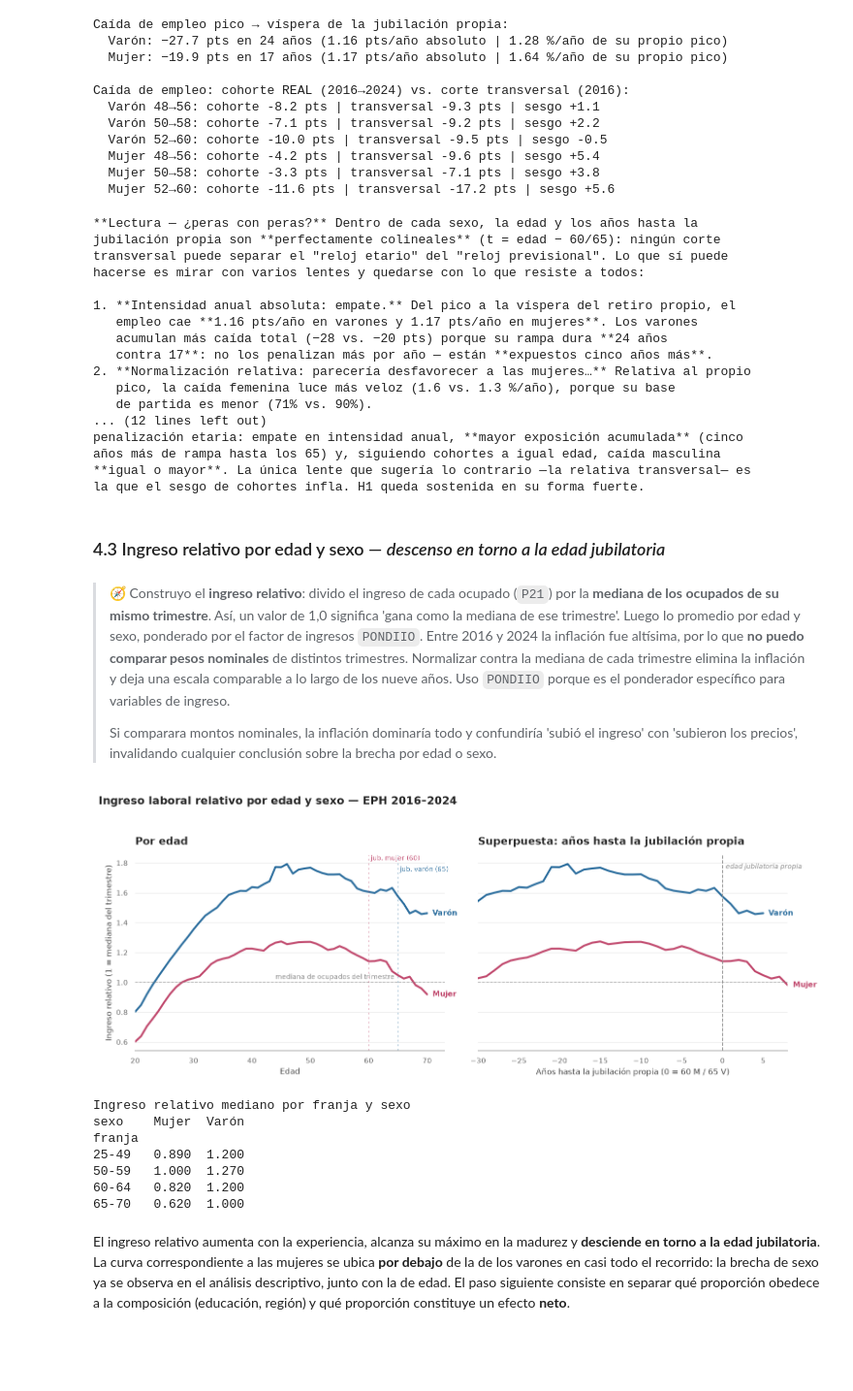
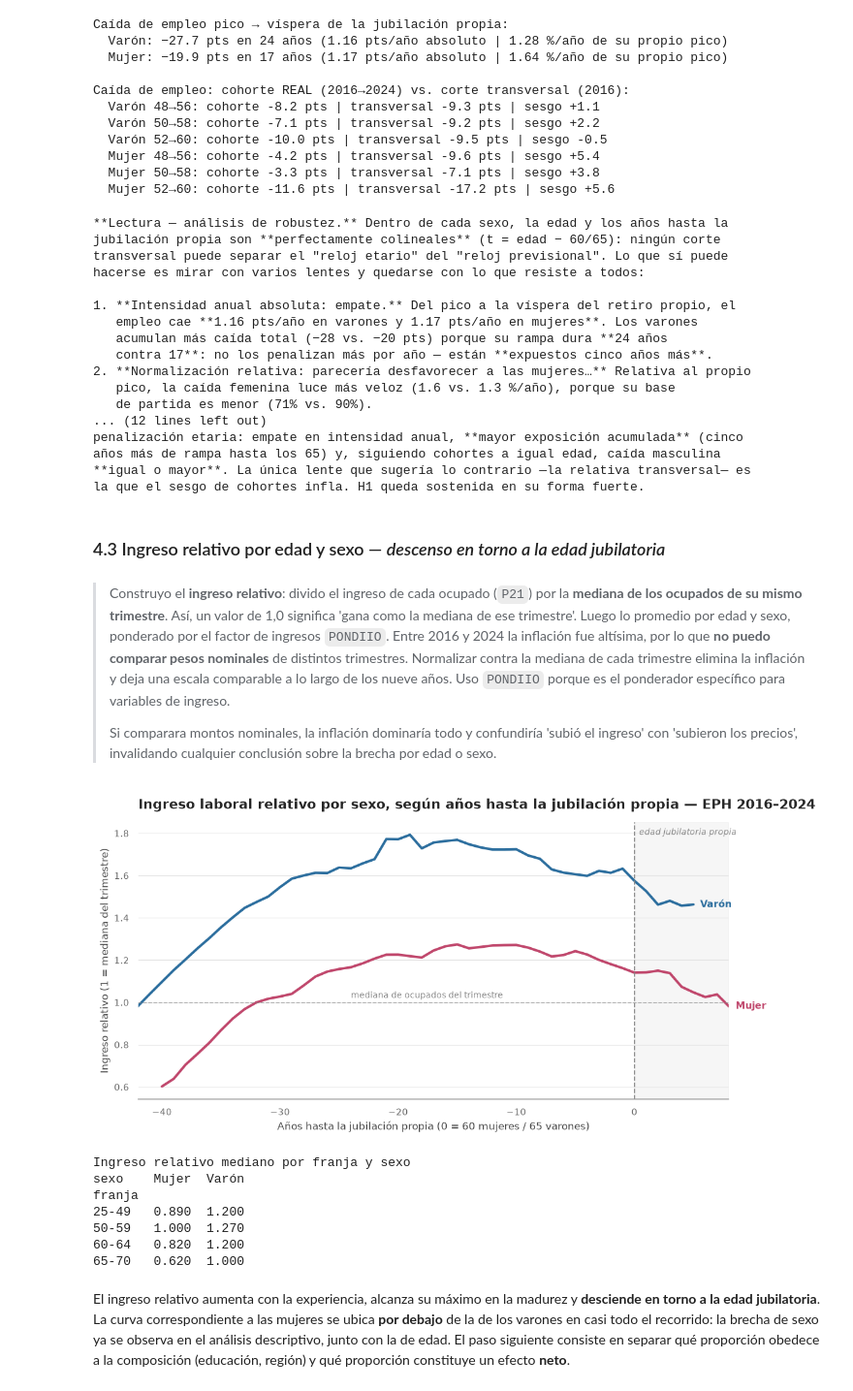
Before and after one commit to nmoguilner/ceia_add, a Jupyter notebook: ML FIUBA/notebooks/entrega.ipynb, the cells around one changed output. Shown at 97% size. Cells and saved outputs as stored; diff of their text form; code cells hidden in the pictures; blank space fills up the shorter version.

```diff
--- a/ML FIUBA/notebooks/entrega.ipynb
+++ b/ML FIUBA/notebooks/entrega.ipynb
@@ -815,7 +785,7 @@ Caída de empleo: cohorte REAL (2016→2024) vs. corte transversal (2016):
 from IPython.display import Markdown
 _LV, _LM = LENTES["Varón"], LENTES["Mujer"]
 _cv48, _cm48 = COHORTES["Varón"]["48→56"], COHORTES["Mujer"]["48→56"]
-Markdown(f"""**Lectura — ¿peras con peras?** Dentro de cada sexo, la edad y los años hasta la
+Markdown(f"""**Lectura — análisis de robustez.** Dentro de cada sexo, la edad y los años hasta la
 jubilación propia son **perfectamente colineales** (t = edad − 60/65): ningún corte
 transversal puede separar el "reloj etario" del "reloj previsional". Lo que sí puede
 hacerse es mirar con varios lentes y quedarse con lo que resiste a todos:
@@ -844,7 +814,7 @@ años más de rampa hasta los 65) y, siguiendo cohortes a igual edad, caída mas
 **igual o mayor**. La única lente que sugería lo contrario —la relativa transversal— es
 la que el sesgo de cohortes infla. H1 queda sostenida en su forma fuerte.""")
 # %% [output]
-**Lectura — ¿peras con peras?** Dentro de cada sexo, la edad y los años hasta la
+**Lectura — análisis de robustez.** Dentro de cada sexo, la edad y los años hasta la
 jubilación propia son **perfectamente colineales** (t = edad − 60/65): ningún corte
 transversal puede separar el "reloj etario" del "reloj previsional". Lo que sí puede
 hacerse es mirar con varios lentes y quedarse con lo que resiste a todos:
@@ -864,53 +834,44 @@ la que el sesgo de cohortes infla. H1 queda sostenida en su forma fuerte.
 # %% [markdown]
 ### 4.3 Ingreso relativo por edad y sexo — *descenso en torno a la edad jubilatoria*
 # %% [markdown]
-> 🧭 Construyo el **ingreso relativo**: divido el ingreso de cada ocupado (`P21`) por la **mediana de los ocupados de su mismo trimestre**. Así, un valor de 1,0 significa 'gana como la mediana de ese trimestre'. Luego lo promedio por edad y sexo, ponderado por el factor de ingresos `PONDIIO`. Entre 2016 y 2024 la inflación fue altísima, por lo que **no puedo comparar pesos nominales** de distintos trimestres. Normalizar contra la mediana de cada trimestre elimina la inflación y deja una escala comparable a lo largo de los nueve años. Uso `PONDIIO` porque es el ponderador específico para variables de ingreso.
+> Construyo el **ingreso relativo**: divido el ingreso de cada ocupado (`P21`) por la **mediana de los ocupados de su mismo trimestre**. Así, un valor de 1,0 significa 'gana como la mediana de ese trimestre'. Luego lo promedio por edad y sexo, ponderado por el factor de ingresos `PONDIIO`. Entre 2016 y 2024 la inflación fue altísima, por lo que **no puedo comparar pesos nominales** de distintos trimestres. Normalizar contra la mediana de cada trimestre elimina la inflación y deja una escala comparable a lo largo de los nueve años. Uso `PONDIIO` porque es el ponderador específico para variables de ingreso.
 >
 > Si comparara montos nominales, la inflación dominaría todo y confundiría 'subió el ingreso' con 'subieron los precios', invalidando cualquier conclusión sobre la brecha por edad o sexo.
 # %%
 # Ingreso relativo a la mediana de ocupados de CADA trimestre (elimina inflación)
 ocup = df[(df.ESTADO == 1) & (df.P21 > 0)].copy()
 med = ocup.groupby(["anio", "trimestre"])["P21"].transform("median")
 ocup["ingreso_rel"] = ocup["P21"] / med
 
 edades = range(20, 71)
-fig, ax = plt.subplots(1, 2, figsize=(13.5, 5.2), sharey=True)
+fig, ax = plt.subplots(figsize=(10, 5.2))
 for sx, col in [("Varón", VAR), ("Mujer", MUJ)]:
     serie = (ocup[ocup.sexo == sx].groupby("edad").apply(
         lambda x: np.average(x["ingreso_rel"], weights=x["PONDIIO"]), include_groups=False)
         .reindex(edades).rolling(3, center=True, min_periods=1).mean())
-    ax[0].plot(list(edades), serie.values, color=col, lw=2.6)
-    fin_de_linea(ax[0], 70, serie.iloc[-1], sx, col)
-    # panel derecho: la MISMA curva con el eje corrido a años hasta la jubilación propia
-    ts = [e - RET[sx] for e in edades]
-    ax[1].plot(ts, serie.values, color=col, lw=2.6)
+    ts = [e - RET[sx] for e in edades]   # eje: años hasta la jubilación propia
+    ax.plot(ts, serie.values, color=col, lw=2.6)
     t_lab = 5 if sx == "Varón" else 8
-    fin_de_linea(ax[1], t_lab, serie.values[list(edades).index(RET[sx] + t_lab)], sx, col)
-for a in ax:
-    a.axhline(1.0, c=GRIS, lw=1, ls="--", alpha=.7)
-ax[0].text(44, 1.012, "mediana de ocupados del trimestre", color=GRIS, fontsize=8.5, va="bottom")
-for x, col in [(60, MUJ), (65, VAR)]:
-    ax[0].axvline(x, ls=(0, (2, 3)), c=col, alpha=.4, lw=1.2)
-ax[0].text(60, ax[0].get_ylim()[1], " jub. mujer (60)", color=MUJ, fontsize=8.5, va="top", alpha=.9)
-ax[0].text(65, ax[0].get_ylim()[1] * .96, " jub. varón (65)", color=VAR, fontsize=8.5, va="top", alpha=.9)
-ax[1].axvline(0, ls="--", c=GRIS, lw=1.2)
-ax[1].text(0.4, ax[1].get_ylim()[1] * .97, "edad jubilatoria propia", color=GRIS,
-           fontsize=8.5, va="top", style="italic")
-estilo_serie(ax[0], "Por edad", "Edad", "Ingreso relativo (1 = mediana del trimestre)")
-estilo_serie(ax[1], "Superpuesta: años hasta la jubilación propia",
-             "Años hasta la jubilación propia (0 = 60 M / 65 V)", "")
-ax[0].set_xlim(20, 73); ax[1].set_xlim(-30, 8)
-fig.suptitle("Ingreso laboral relativo por edad y sexo — EPH 2016–2024",
-             x=0.005, ha="left", y=1.03, fontsize=14.5, fontweight="semibold")
+    fin_de_linea(ax, t_lab, serie[RET[sx] + t_lab], sx, col)
+ax.axhline(1.0, c=GRIS, lw=1, ls="--", alpha=.7)
+ax.text(-24, 1.012, "mediana de ocupados del trimestre", color=GRIS, fontsize=8.5, va="bottom")
+ax.axvspan(0, 8, color=GRIS, alpha=.07, zorder=0)
+ax.axvline(0, ls="--", c=GRIS, lw=1.2)
+ax.text(0.4, ax.get_ylim()[1] * .985, "edad jubilatoria propia", color=GRIS,
+        fontsize=8.5, va="top", style="italic")
+estilo_serie(ax, "Ingreso laboral relativo por sexo, según años hasta la jubilación propia — EPH 2016–2024",
+             "Años hasta la jubilación propia (0 = 60 mujeres / 65 varones)",
+             "Ingreso relativo (1 = mediana del trimestre)")
+ax.set_xlim(-42, 8)
 plt.tight_layout(); plt.savefig(FIG / "ingreso_edad_sexo.png"); plt.show()
 
 # Franjas alineadas con los quiebres estimados (sin el "58" a priori)
 ocup["franja"] = pd.cut(ocup.edad, bins=[25, 50, 60, 65, 71],
                         labels=["25-49", "50-59", "60-64", "65-70"], right=False)
 piv = ocup.groupby(["franja", "sexo"], observed=True)["ingreso_rel"].median().unstack()
 print("Ingreso relativo mediano por franja y sexo"); print(piv.round(2).to_string())
 # %% [output]
-[figure, old version]
+[figure, new version]
 Ingreso relativo mediano por franja y sexo
 sexo    Mujer  Varón
 franja
```
Also changed, not shown: parts of 40 cells of this notebook, 9 other files.
